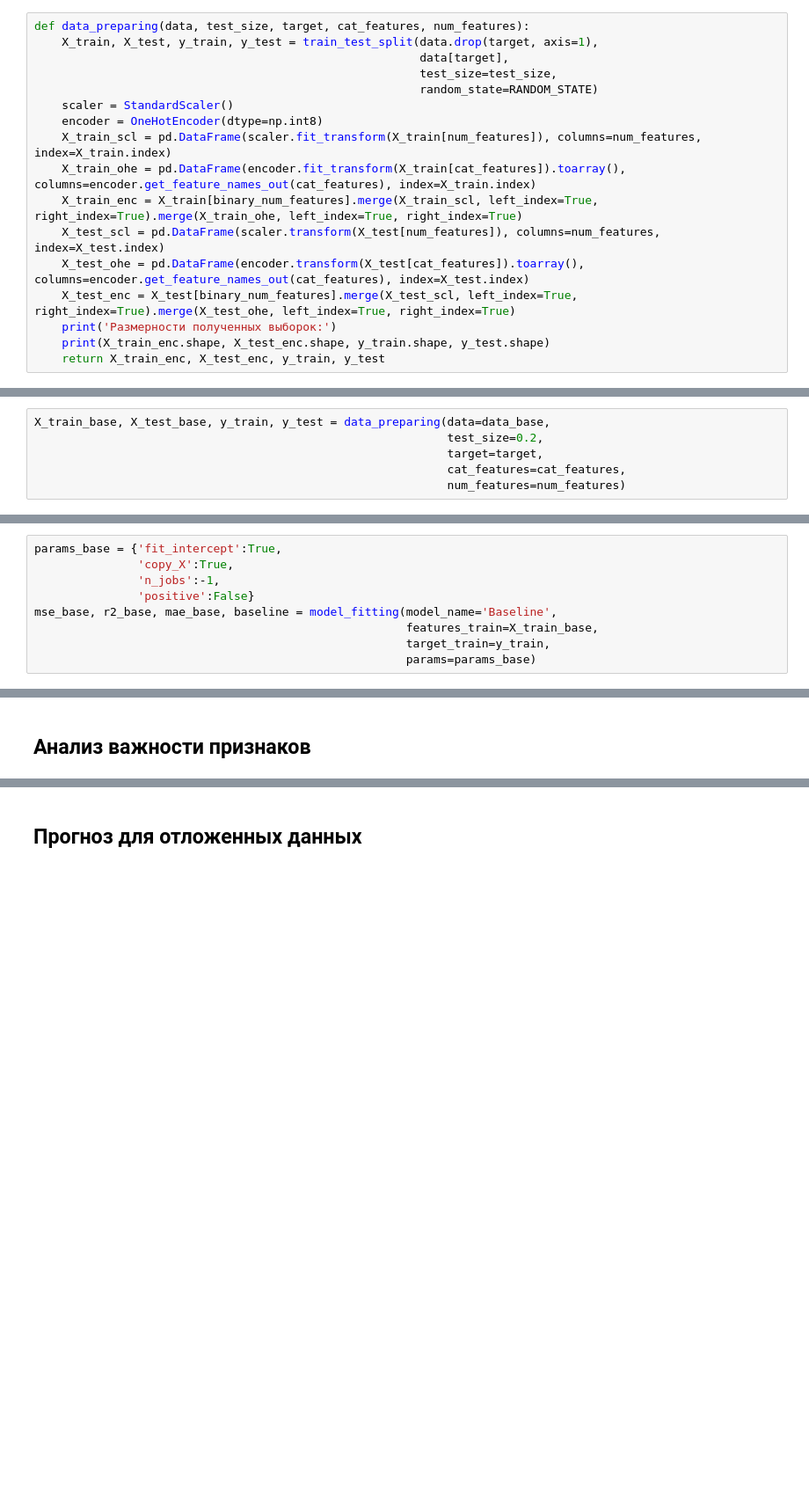
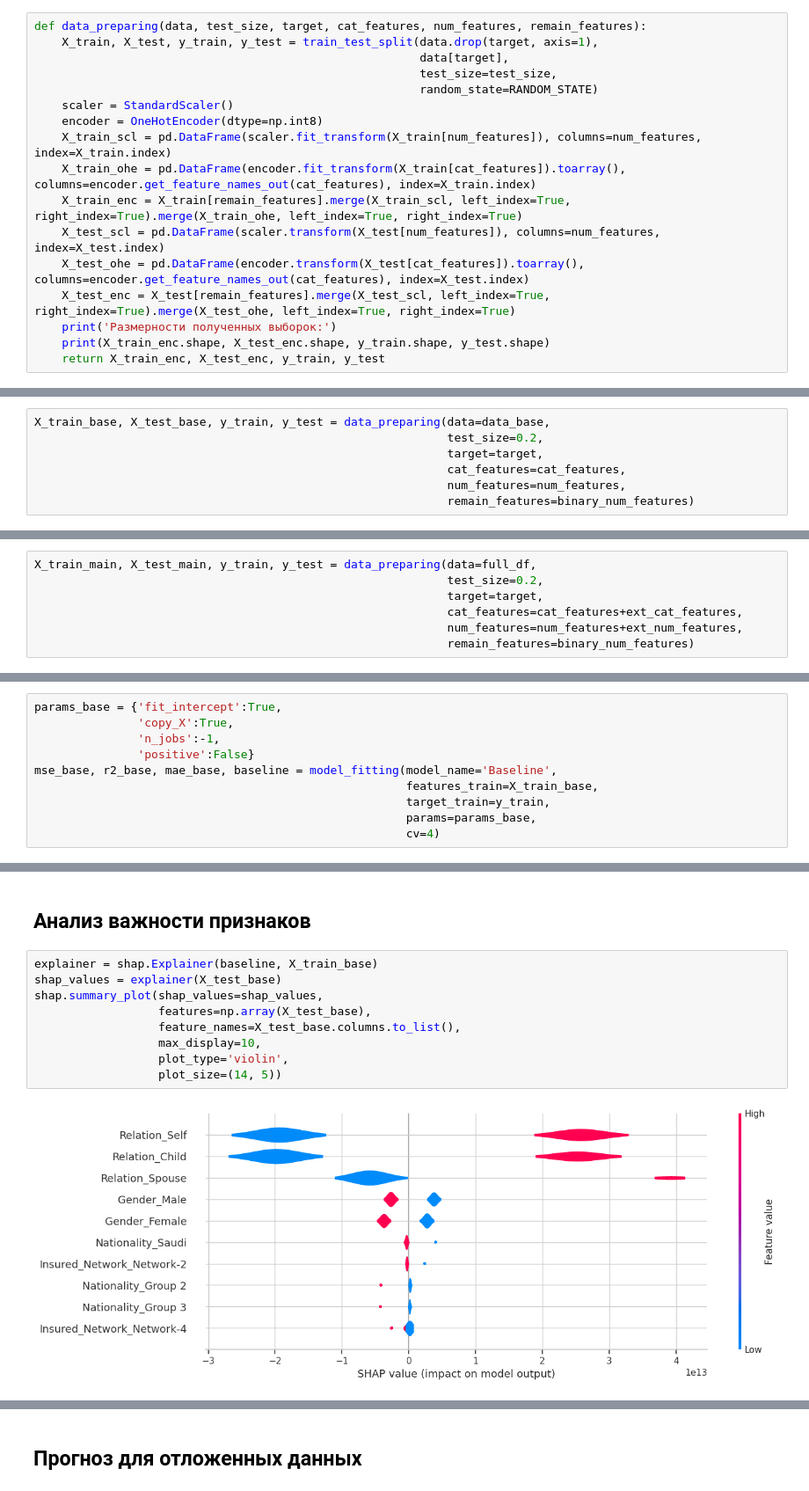
Before and after one commit to denis-42ds/customer_visit_forecasts, a Jupyter notebook: visits_number_predict.ipynb, the cells around one changed output, grey strips where cells are left out. Shown at 88% size. Saved outputs shown, nothing was run; the diff lists cells and outputs as text; blank space fills up the shorter version.

```diff
--- a/visits_number_predict.ipynb
+++ b/visits_number_predict.ipynb
@@ -396,5 +554,5 @@ data_base = data_base[cat_features+binary_num_features+ num_features+target]
 # %%
-def data_preparing(data, test_size, target, cat_features, num_features):
+def data_preparing(data, test_size, target, cat_features, num_features, remain_features):
     X_train, X_test, y_train, y_test = train_test_split(data.drop(target, axis=1),
                                                         data[target],
                                                         test_size=test_size,
@@ -403,10 +561,10 @@ def data_preparing(data, test_size, target, cat_features, num_features):
     encoder = OneHotEncoder(dtype=np.int8)
     X_train_scl = pd.DataFrame(scaler.fit_transform(X_train[num_features]), columns=num_features, index=X_train.index)
     X_train_ohe = pd.DataFrame(encoder.fit_transform(X_train[cat_features]).toarray(), columns=encoder.get_feature_names_out(cat_features), index=X_train.index)
-    X_train_enc = X_train[binary_num_features].merge(X_train_scl, left_index=True, right_index=True).merge(X_train_ohe, left_index=True, right_index=True)
+    X_train_enc = X_train[remain_features].merge(X_train_scl, left_index=True, right_index=True).merge(X_train_ohe, left_index=True, right_index=True)
     X_test_scl = pd.DataFrame(scaler.transform(X_test[num_features]), columns=num_features, index=X_test.index)
     X_test_ohe = pd.DataFrame(encoder.transform(X_test[cat_features]).toarray(), columns=encoder.get_feature_names_out(cat_features), index=X_test.index)
-    X_test_enc = X_test[binary_num_features].merge(X_test_scl, left_index=True, right_index=True).merge(X_test_ohe, left_index=True, right_index=True)
+    X_test_enc = X_test[remain_features].merge(X_test_scl, left_index=True, right_index=True).merge(X_test_ohe, left_index=True, right_index=True)
     print('Размерности полученных выборок:')
     print(X_train_enc.shape, X_test_enc.shape, y_train.shape, y_test.shape)
     return X_train_enc, X_test_enc, y_train, y_test
@@ -417,6 +575,7 @@ X_train_base, X_test_base, y_train, y_test = data_preparing(data=data_base,
                                                             test_size=0.2,
                                                             target=target,
                                                             cat_features=cat_features,
-                                                            num_features=num_features)
+                                                            num_features=num_features,
+                                                            remain_features=binary_num_features)
 # %% [output]
 Размерности полученных выборок:
@@ -423,0 +585,7 @@ X_train_base, X_test_base, y_train, y_test = data_preparing(data=data_base,
+# %%
+X_train_main, X_test_main, y_train, y_test = data_preparing(data=full_df,
+                                                            test_size=0.2,
+                                                            target=target,
+                                                            cat_features=cat_features+ext_cat_features,
+                                                            num_features=num_features+ext_num_features,
+                                                            remain_features=binary_num_features)
@@ -456,5 +646,6 @@ params_base = {'fit_intercept':True,
 mse_base, r2_base, mae_base, baseline = model_fitting(model_name='Baseline',
                                                       features_train=X_train_base,
                                                       target_train=y_train,
-                                                      params=params_base)
+                                                      params=params_base,
+                                                      cv=4)
 # %% [output]
@@ -561,2 +792,13 @@ with psycopg2.connect(**connection) as conn:
 # %% [markdown]
 ## Анализ важности признаков
+# %%
+explainer = shap.Explainer(baseline, X_train_base)
+shap_values = explainer(X_test_base)
+shap.summary_plot(shap_values=shap_values,
+                  features=np.array(X_test_base),
+                  feature_names=X_test_base.columns.to_list(),
+                  max_display=10,
+                  plot_type='violin',
+                  plot_size=(14, 5))
+# %% [output]
+[figure, added]
```
Also changed, not shown: parts of 40 cells of this notebook, 1 other file.
